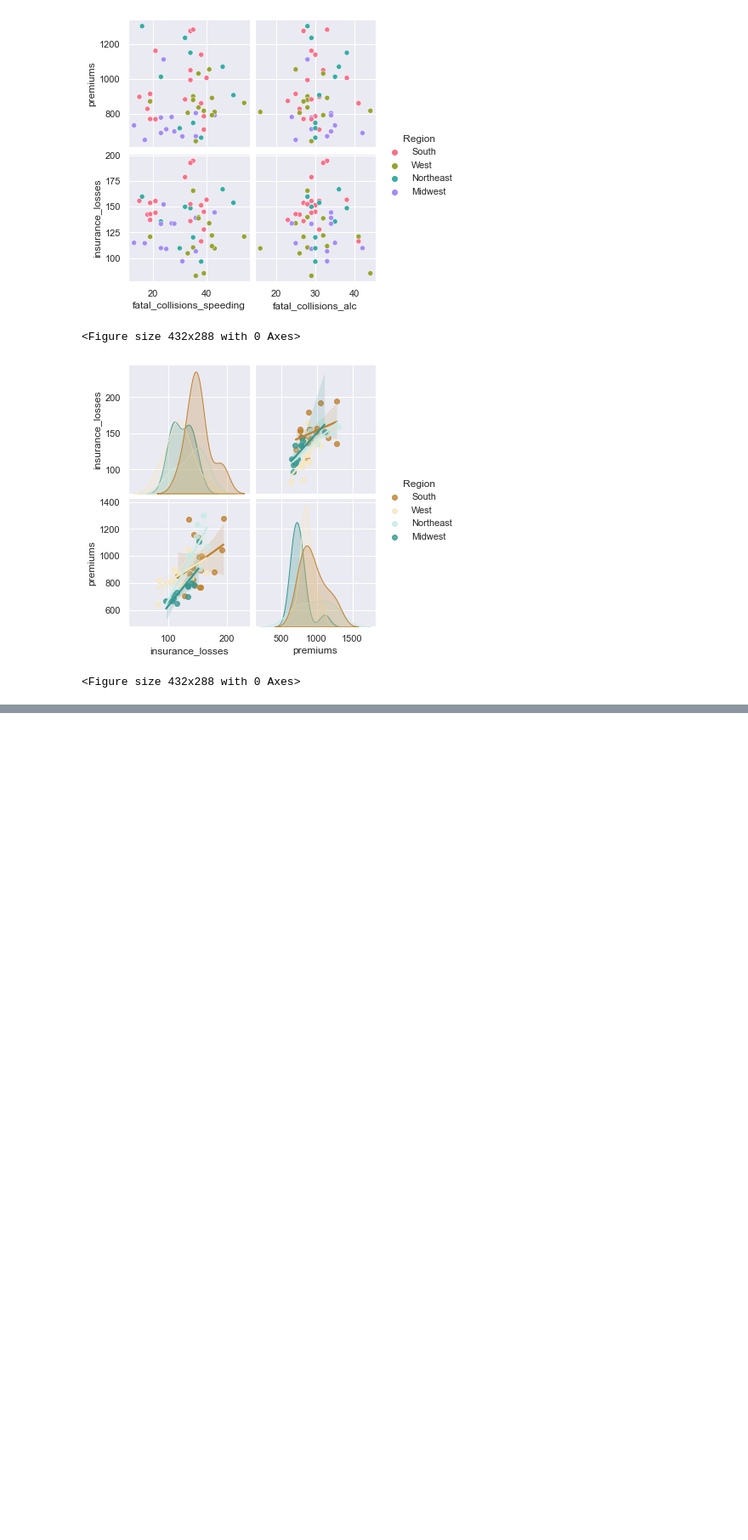
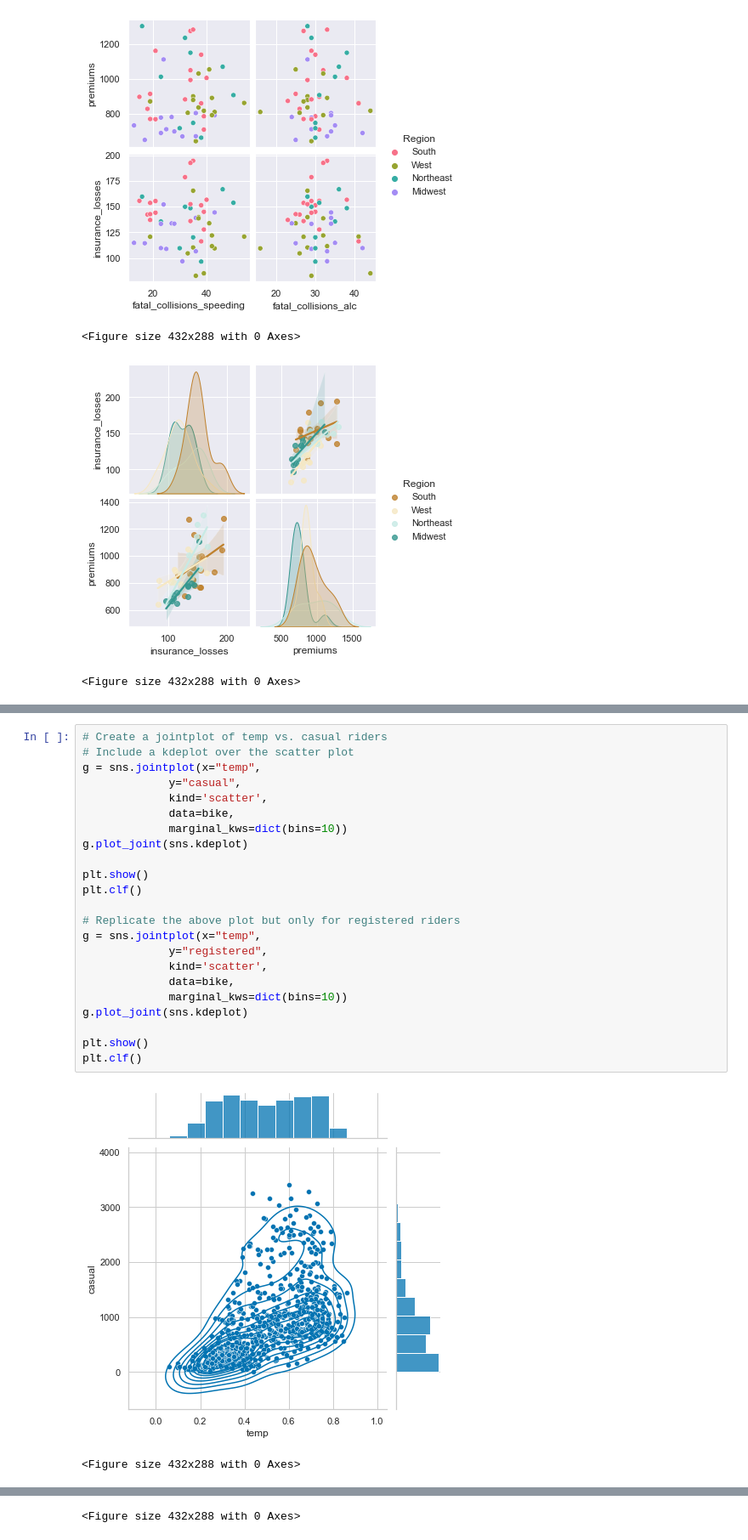
Before and after one commit to pedrogrigorio/DataCamp-Python-Data-Science-Track, a Jupyter notebook: 10-Intermediate_Data_Visualization_with_Seaborn/notebook.ipynb, the cells around one changed output, grey strips where cells are left out. Shown at 85% size. Cells and saved outputs as stored; diff of their text form; blank space fills up the shorter version.

```diff
--- a/10-Intermediate_Data_Visualization_with_Seaborn/notebook.ipynb
+++ b/10-Intermediate_Data_Visualization_with_Seaborn/notebook.ipynb
@@ -859,0 +936,26 @@ plt.clf()
+# %%
+# Create a jointplot of temp vs. casual riders
+# Include a kdeplot over the scatter plot
+g = sns.jointplot(x="temp",
+             y="casual",
+             kind='scatter',
+             data=bike,
+             marginal_kws=dict(bins=10))
+g.plot_joint(sns.kdeplot)
+
+plt.show()
+plt.clf()
+
+# Replicate the above plot but only for registered riders
+g = sns.jointplot(x="temp",
+             y="registered",
+             kind='scatter',
+             data=bike,
+             marginal_kws=dict(bins=10))
+g.plot_joint(sns.kdeplot)
+
+plt.show()
+plt.clf()
+# %% [output]
+[figure, added]
+<Figure size 432x288 with 0 Axes>
@@ -859,0 +963 @@ plt.clf()
+<Figure size 432x288 with 0 Axes>
```
Also changed, not shown: parts of 6 cells of this notebook, 1 other file.
